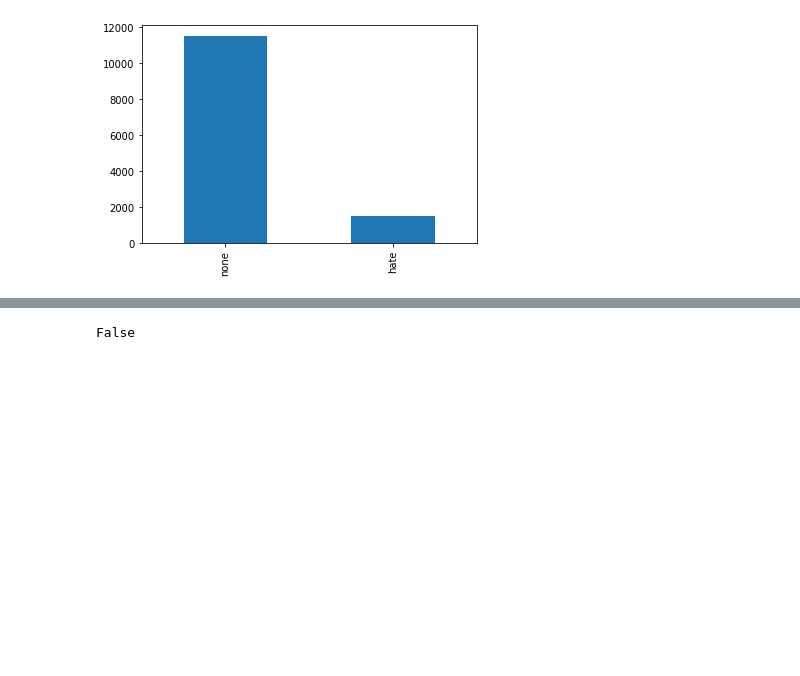
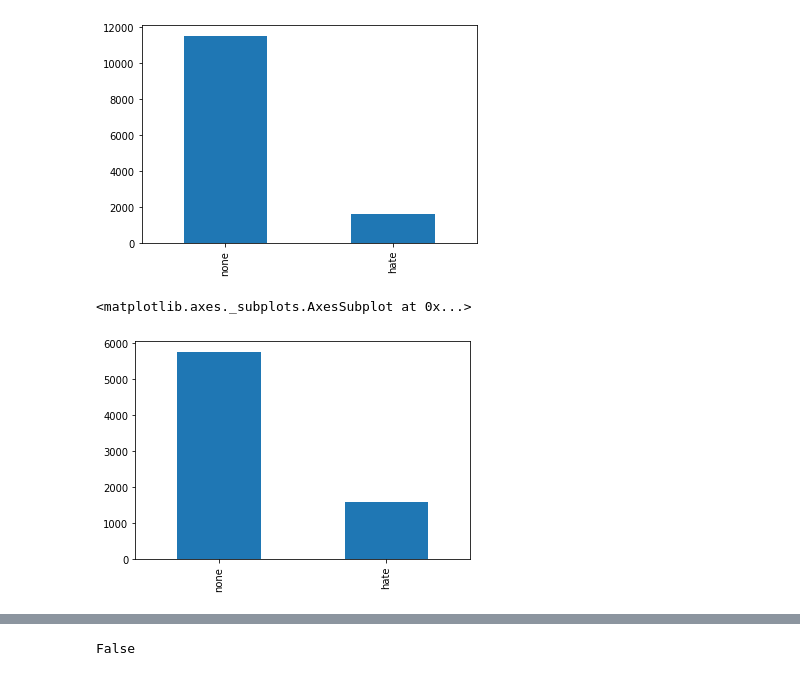
Before and after one commit to Daybreak365/mischief-check, a Jupyter notebook: 유해성_판단_인공지능_학습.ipynb, the cells around one changed output, grey strips where cells are left out. Cells and saved outputs as stored; diff of their text form; code cells hidden in the pictures; blank space fills up the shorter version.

```diff
--- a/유해성_판단_인공지능_학습.ipynb
+++ b/유해성_판단_인공지능_학습.ipynb
@@ -78,6 +78,12 @@ train_data['hate'].value_counts().plot(kind = 'bar')
 # %% [output]
 <matplotlib.axes._subplots.AxesSubplot at 0x...>
 [figure]
+# %%
+train_data = train_data.drop(train_data[train_data.hate.eq('none')].sample(frac=.5).index)
+train_data['hate'].value_counts().plot(kind = 'bar')
+# %% [output]
+<matplotlib.axes._subplots.AxesSubplot at 0x...>
+[figure, added]
 # %%
 print(train_data.groupby('hate').size().reset_index(name = 'count'))
 # %% [output]
```
Also changed, not shown: parts of 22 cells of this notebook.
